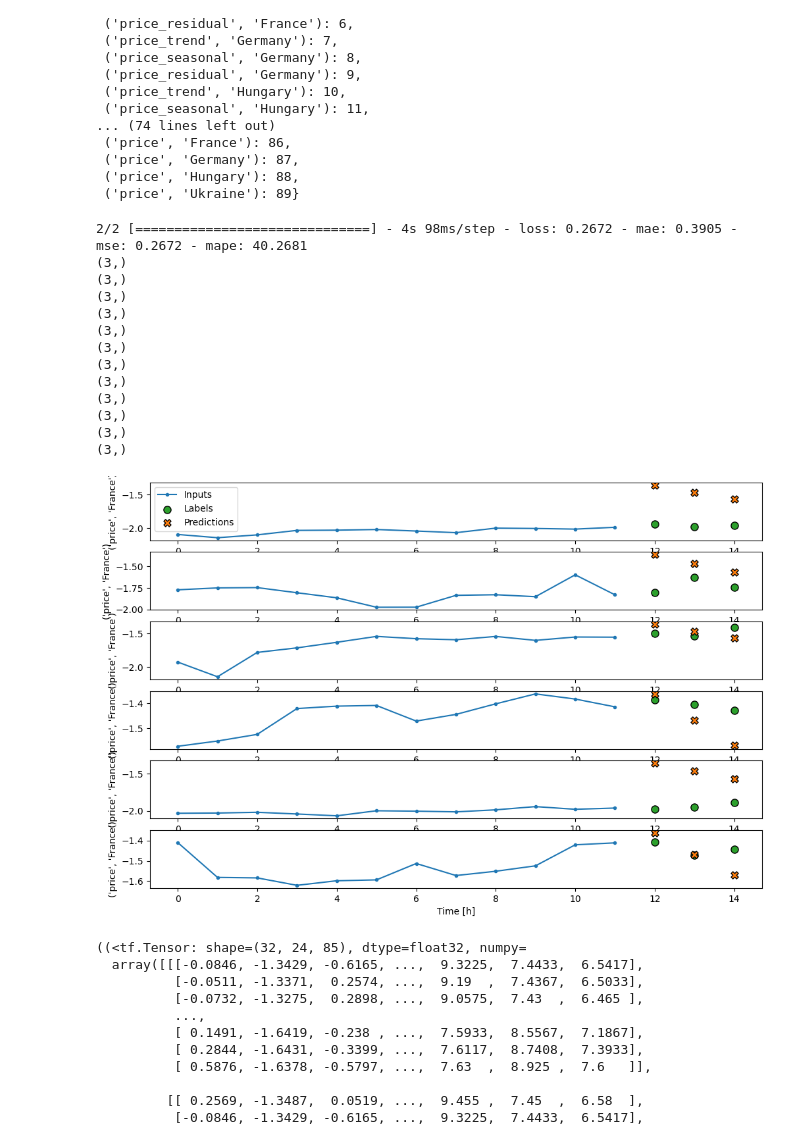
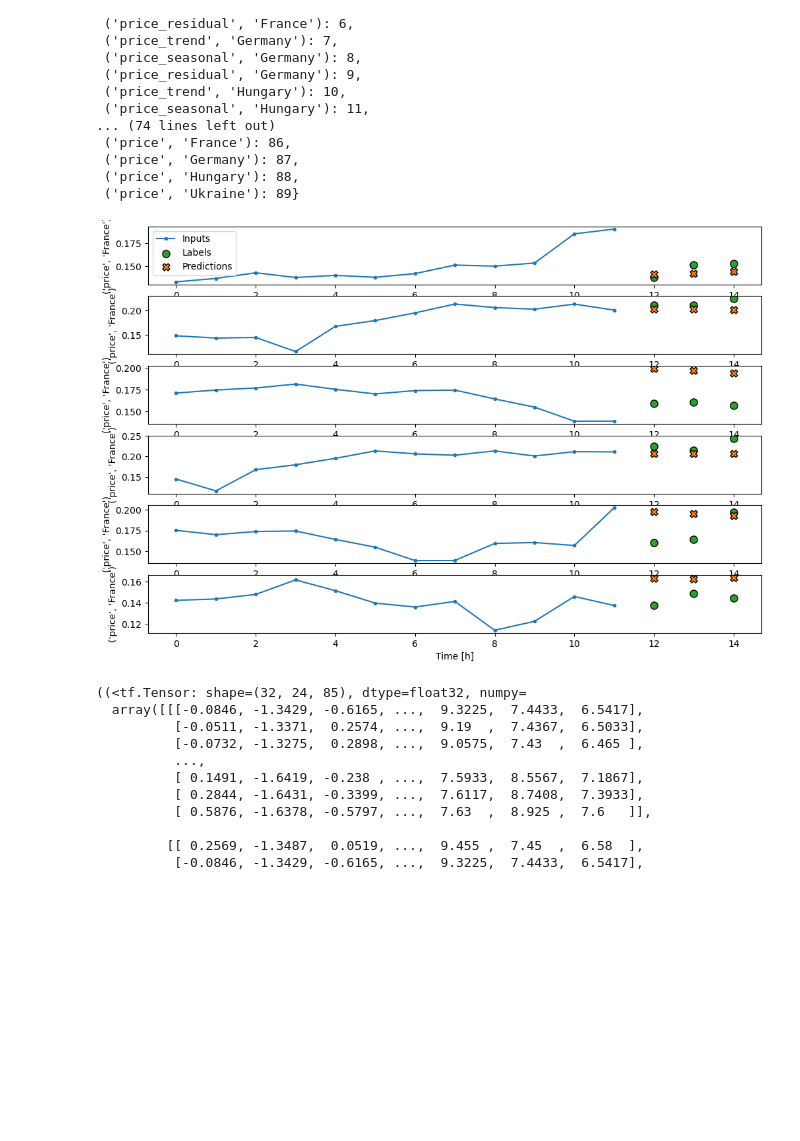
Before and after one commit to Gogonemnem/erasmus-university-rotterdam-assignments, a Jupyter notebook: code/notebooks/Gonem/model.ipynb, the cells around one changed output. Cells and saved outputs as stored; diff of their text form; code cells hidden in the pictures; blank space fills up the shorter version.

Commit message:
pre- and post-process, snoep split & run notebook

```diff
--- a/code/notebooks/Gonem/model.ipynb
+++ b/code/notebooks/Gonem/model.ipynb
@@ -121,12 +102,19 @@ stl_preprocessor = STLDecomposer(labels=label_columns, period=12)
+# %%
+stl = decomposition.STLDecomposer(labels=label_columns, period=12)
+log = decomposition.Logger(labels=label_columns)
+std = decomposition.Standardizer()
+
+preproc = decomposition.Processor().add(log).add(std).add(stl)
 # %%
 from windower import WindowGenerator
 
-width = 12
-label_width = 3
-shift = 3
+width = 24
+label_width = 6
+shift = 6
 
 w = WindowGenerator(input_width=width, label_width=label_width, shift=shift, data=df,
-                    split=[0, 0.6, 0.85, 1], remove_labels=True)
-w.preprocess(stl_preprocessor)
+                    train_begin=0, train_end=.97, val_begin=None, val_end=None,
+                    test_begin=None, test_end=1.0, connect=True, remove_labels=True, label_columns=label_columns)
+w.preprocess(preproc)
 w
 # %% [output]
@@ -141,6 +124,0 @@ w.train
-# %%
-df = w.train_df
-label_columns = ['price']
-label_columns = df.columns[df.columns.get_level_values(0).isin(label_columns)].tolist()
-# label_columns = [('price', 'France')]
-w.set_label_columns(label_columns)
@@ -150,3 +149,8 @@ w.set_label_columns(label_columns)
+# %%
+label_std = decomposition.Standardizer(mean=std.mean[w.label_columns], std=std.std[w.label_columns])
+label_log = decomposition.Logger(label_indices=range(len(w.label_columns)))
+postproc = decomposition.Processor().add(label_std).add(label_log)
+w.add_label_postprocess(postproc)
 # %%
 for example_inputs, example_labels in w.train.take(1):
     print(f'Inputs shape (batch, time, features): {example_inputs.shape}')
@@ -491,25 +496,12 @@ w.column_indices
 # %%
 val_performance = {}
 performance = {}
 
-val_performance['1'] = m.evaluate(w.val)
+# val_performance['1'] = m.evaluate(w.val)
 # performance['1'] = m.evaluate(w.test)
 w.plot(m, plot_col=label_columns[1], max_subplots=6)
 # %% [output]
-2/2 [==============================] - 4s 98ms/step - loss: 0.2672 - mae: 0.3905 - mse: 0.2672 - mape: 40.2681
-(3,)
-(3,)
-(3,)
-(3,)
-(3,)
-(3,)
-(3,)
-(3,)
-(3,)
-(3,)
-(3,)
-(3,)
-[figure, old version]
+[figure, new version]
 # %%
 w.example
 # %% [output]
```
Also changed, not shown: parts of 12 cells of this notebook, 4 other files.
